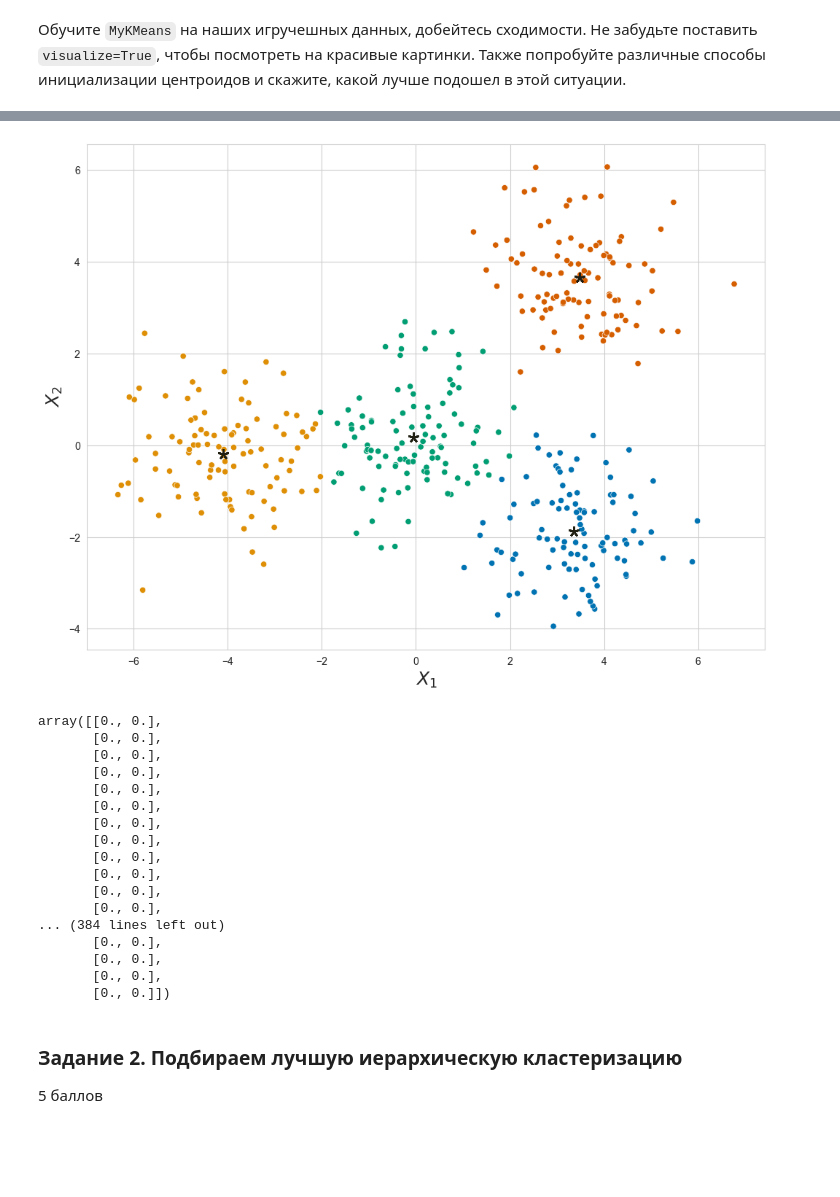
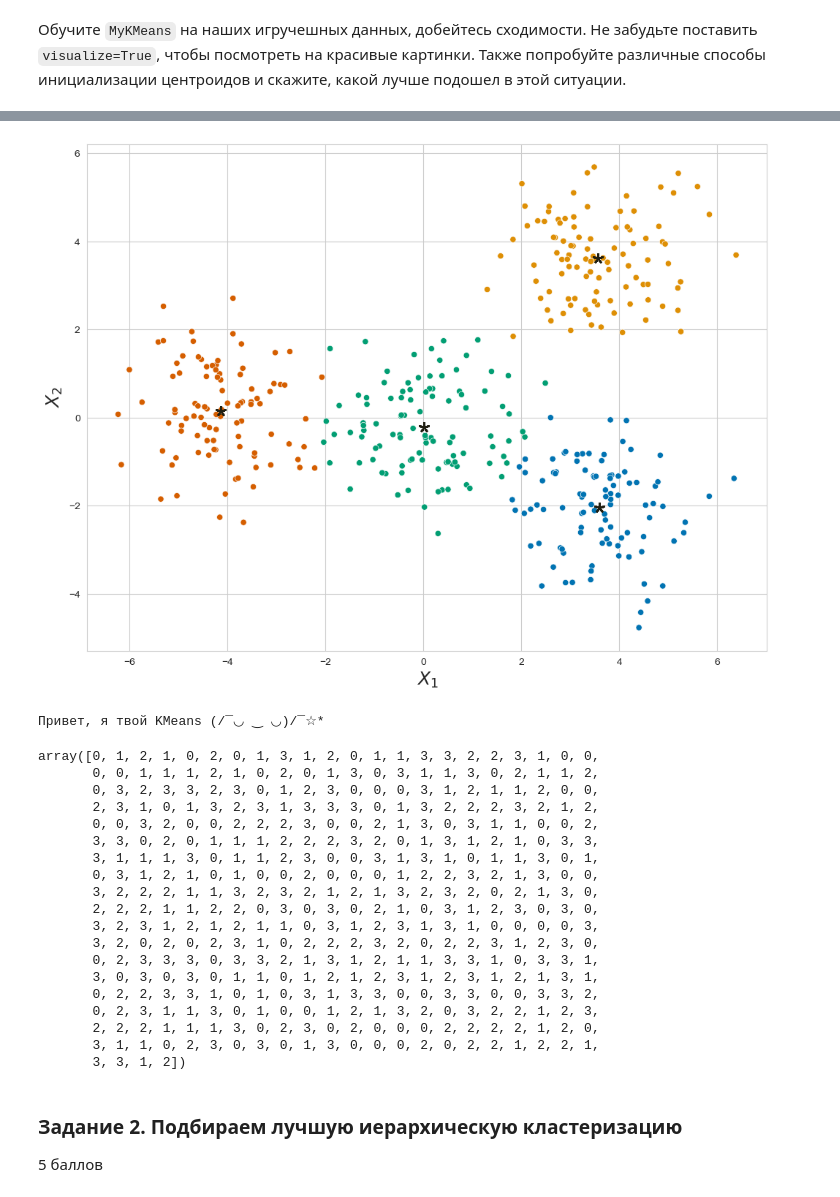
Before and after one commit to angrygeese/BI_ML_2024, a Jupyter notebook: HW3-unsupervised_learning/code/Cluster_tSNE.ipynb, the cells around one changed output, grey strips where cells are left out. Drawn from its saved outputs; the diff is of its cells as text; code cells hidden in the pictures; blank space fills up the shorter version.

```diff
--- a/HW3-unsupervised_learning/code/Cluster_tSNE.ipynb
+++ b/HW3-unsupervised_learning/code/Cluster_tSNE.ipynb
@@ -83,7 +83,7 @@ visualize_clusters(X, true_labels)
 * `predict(X)` - для каждого элемента из `X` возвращает номер кластера, к которому относится данный элемент
 # %%
 class MyKMeans:
-    def __init__(self, n_clusters, init="random", max_iter=300, visualize=False):
+    def __init__(self, n_clusters, init="random", max_iter=300, visualize=False, treshold = 0.001):
         """
         Конструктор класса MyKMeans
             :param n_clusters: число кластеров
@@ -102,6 +102,7 @@ class MyKMeans:
         self.max_iter = max_iter
         self.centroids = None
         self.visualize = visualize
+        self.treshold= treshold
 
 
     def fit(self, X):
@@ -145,16 +146,13 @@ class MyKMeans:
                 display.display(plt.gcf())
                 plt.close()
 
-            # Сравним смещение центра масса с порогом, если меньше - выходим из цикла
+            # Зададим условие остановки цикла: сравним смещение центра масса с порогом
             if self.centroids is not None:
                 centroids_diff = np.sqrt(np.sum(np.square(self.centroids - np.array(centroids))))
-                trehshold = (np.mean(X, tuple(range(X.shape[1]))) / X.shape[1] ) / 100
-                if np.all(centroids_diff < trehshold):
+                if np.all(centroids_diff < self.treshold):
                     break
 
             self.centroids = np.array(centroids)
-
-        # self.centroids = np.array(centroids)
 
         return self
 
@@ -166,10 +164,10 @@ class MyKMeans:
         :return cluster_labels: метки кластеров
         """
 
-        cluster_labels = np.zeros_like(X)
-        for x_pos, x in enumerate(cluster_labels):
-            dists = np.sqrt(np.sum(np.square(x - self.centroids)))
-            cluster_labels[x_pos] = np.argmin(dists, axis=0)
+        cluster_labels = np.zeros(X.shape[0], dtype=int)
+        for x_pos, x in enumerate(X):
+            dists = np.sqrt(np.sum(np.square(x - self.centroids), axis=1))
+            cluster_labels[x_pos] = np.argmin(dists)
 
         return cluster_labels
 
@@ -182,10 +180,10 @@ class MyKMeans:
         :return dist: расстояния от всех X до центра кластера
         """
 
-        # dist = np.sqrt(np.sum(np.square(X - np.array(centroid))))
-        dist = np.linalg.norm(centroid - X, axis=1).reshape(-1,1)
+        # dist1 = np.linalg.norm(centroid - X, axis=1).reshape(-1,1)
+        dist2 = np.sqrt(np.sum(np.square(centroid - X), axis = 1))[:, None]
 
-        return dist
+        return dist2
 
 
     def __repr__(self):
@@ -200,27 +198,32 @@ MyKMeans_1.fit(X)
 Привет, я твой KMeans (/¯◡ ‿ ◡)/¯☆*
 # %%
-MyKMeans_1 = MyKMeans(4, init="random", max_iter=300, visualize=True)
-MyKMeans_1.fit(X)
-MyKMeans_1.predict(X)
+MyKMeans_2 = MyKMeans(4, init="random", max_iter=300, visualize=True)
+MyKMeans_2.fit(X)
 # %% [output]
-[figure, old version]
+[figure, new version]
-array([[0., 0.],
-       [0., 0.],
-       [0., 0.],
-       [0., 0.],
-       [0., 0.],
-       [0., 0.],
-       [0., 0.],
-       [0., 0.],
-       [0., 0.],
-       [0., 0.],
-       [0., 0.],
-       [0., 0.],
-... (384 lines left out)
-       [0., 0.],
-       [0., 0.],
-       [0., 0.],
-       [0., 0.]])
+Привет, я твой KMeans (/¯◡ ‿ ◡)/¯☆*
+# %%
+MyKMeans_2.predict(X)
+# %% [output]
+array([0, 1, 2, 1, 0, 2, 0, 1, 3, 1, 2, 0, 1, 1, 3, 3, 2, 2, 3, 1, 0, 0,
+       0, 0, 1, 1, 1, 2, 1, 0, 2, 0, 1, 3, 0, 3, 1, 1, 3, 0, 2, 1, 1, 2,
+       0, 3, 2, 3, 3, 2, 3, 0, 1, 2, 3, 0, 0, 0, 3, 1, 2, 1, 1, 2, 0, 0,
+       2, 3, 1, 0, 1, 3, 2, 3, 1, 3, 3, 3, 0, 1, 3, 2, 2, 2, 3, 2, 1, 2,
+       0, 0, 3, 2, 0, 0, 2, 2, 2, 3, 0, 0, 2, 1, 3, 0, 3, 1, 1, 0, 0, 2,
+       3, 3, 0, 2, 0, 1, 1, 1, 2, 2, 2, 3, 2, 0, 1, 3, 1, 2, 1, 0, 3, 3,
+       3, 1, 1, 1, 3, 0, 1, 1, 2, 3, 0, 0, 3, 1, 3, 1, 0, 1, 1, 3, 0, 1,
+       0, 3, 1, 2, 1, 0, 1, 0, 0, 2, 0, 0, 0, 1, 2, 2, 3, 2, 1, 3, 0, 0,
+       3, 2, 2, 2, 1, 1, 3, 2, 3, 2, 1, 2, 1, 3, 2, 3, 2, 0, 2, 1, 3, 0,
+       2, 2, 2, 1, 1, 2, 2, 0, 3, 0, 3, 0, 2, 1, 0, 3, 1, 2, 3, 0, 3, 0,
+       3, 2, 3, 1, 2, 1, 2, 1, 1, 0, 3, 1, 2, 3, 1, 3, 1, 0, 0, 0, 0, 3,
+       3, 2, 0, 2, 0, 2, 3, 1, 0, 2, 2, 2, 3, 2, 0, 2, 2, 3, 1, 2, 3, 0,
+       0, 2, 3, 3, 3, 0, 3, 3, 2, 1, 3, 1, 2, 1, 1, 3, 3, 1, 0, 3, 3, 1,
+       3, 0, 3, 0, 3, 0, 1, 1, 0, 1, 2, 1, 2, 3, 1, 2, 3, 1, 2, 1, 3, 1,
+       0, 2, 2, 3, 3, 1, 0, 1, 0, 3, 1, 3, 3, 0, 0, 3, 3, 0, 0, 3, 3, 2,
+       0, 2, 3, 1, 1, 3, 0, 1, 0, 0, 1, 2, 1, 3, 2, 0, 3, 2, 2, 1, 2, 3,
+       2, 2, 2, 1, 1, 1, 3, 0, 2, 3, 0, 2, 0, 0, 0, 2, 2, 2, 2, 1, 2, 0,
+       3, 1, 1, 0, 2, 3, 0, 3, 0, 1, 3, 0, 0, 0, 2, 0, 2, 2, 1, 2, 2, 1,
+       3, 3, 1, 2])
 # %% [markdown]
 ### Задание 2. Подбираем лучшую иерархическую кластеризацию
 
```
Also changed, not shown: parts of 4 cells of this notebook.
